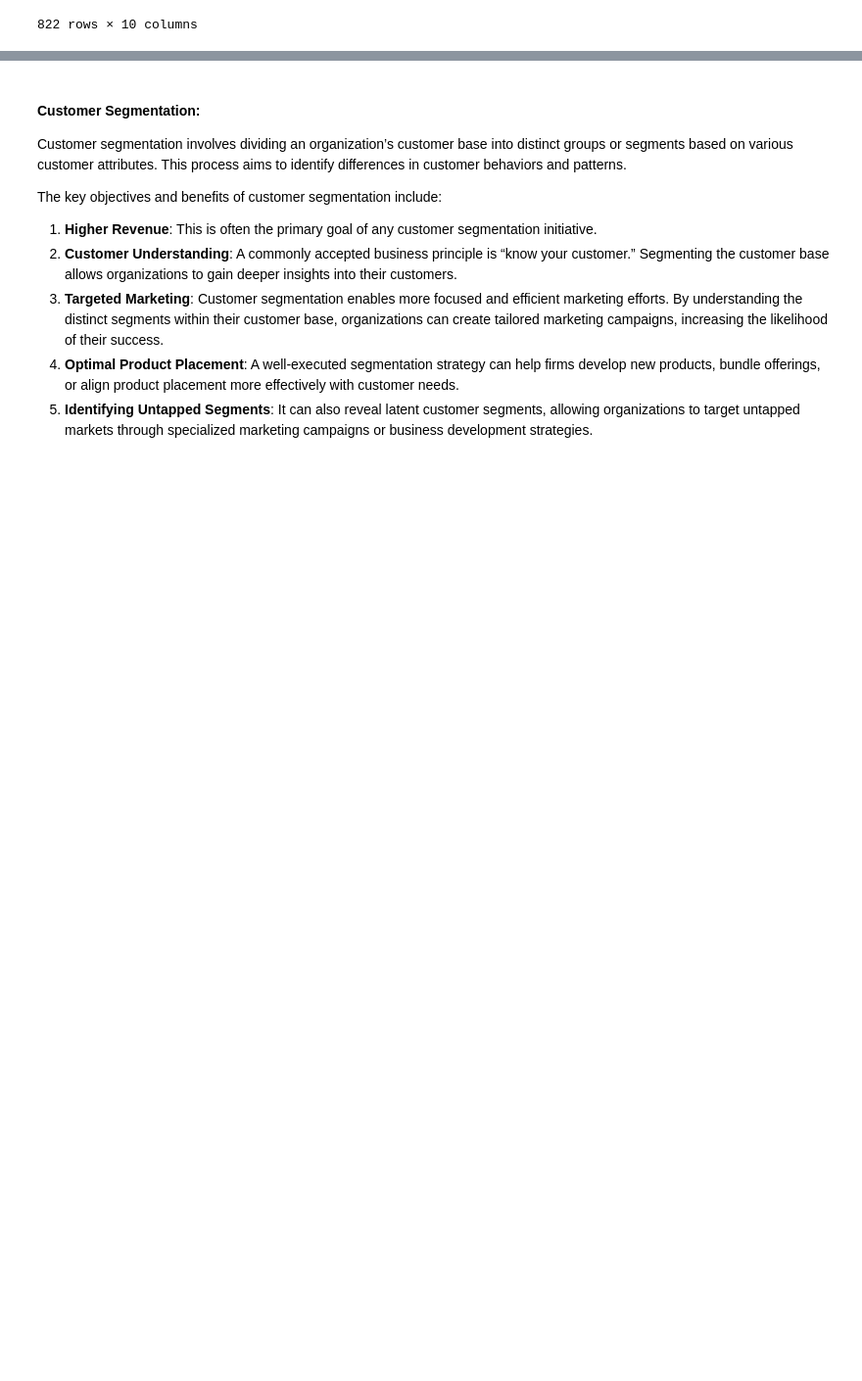
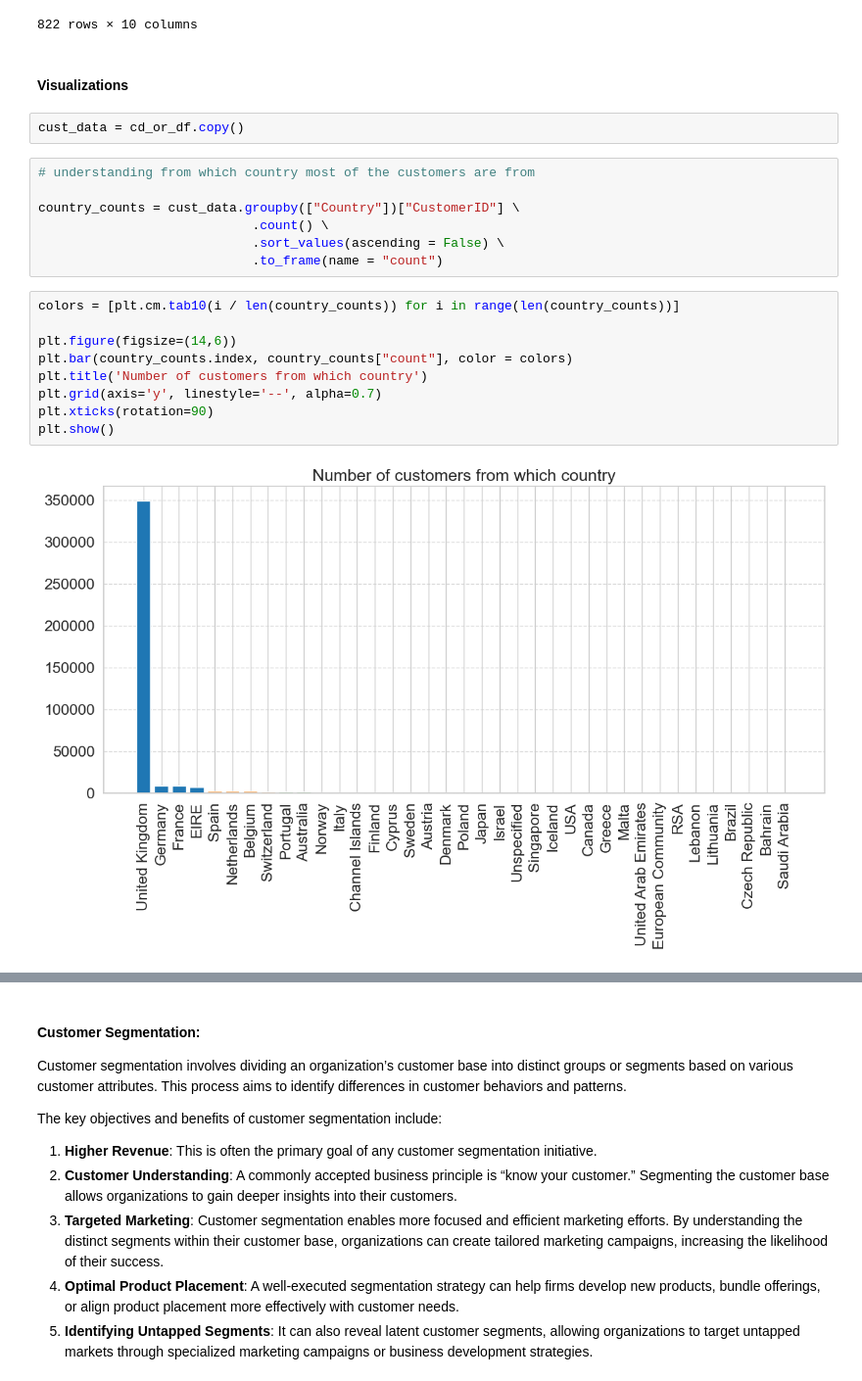
Before and after one commit to bharath03-a/CustomerSegmentationMarketAnalysis, a Jupyter notebook: notebooks/01_customer_segmention_techniques.ipynb, the cells around one changed output, grey strips where cells are left out. Shown at 98% size. Saved outputs shown, nothing was run; the diff lists cells and outputs as text; blank space fills up the shorter version.

Commit message:
EDA visualizations

```diff
--- a/notebooks/01_customer_segmention_techniques.ipynb
+++ b/notebooks/01_customer_segmention_techniques.ipynb
@@ -330,3 +334,25 @@ result
 | 820 | 561045 | 81952B | 10 | 2011-07-24 12:29:00 | 0.19 | 17522 | United Kingdom | ROUND BLUE CLOCK WITH SUCKER | 1.90 | ... |
 | 821 | 561322 | 81952B | 18 | 2011-07-26 13:03:00 | 0.19 | 15203 | United Kingdom | ROUND BLUE CLOCK WITH SUCKER | 3.42 | ... |
 822 rows × 10 columns
+# %% [markdown]
+#### Visualizations
+# %%
+cust_data = cd_or_df.copy()
+# %%
+# understanding from which country most of the customers are from
+
+country_counts = cust_data.groupby(["Country"])["CustomerID"] \
+                            .count() \
+                            .sort_values(ascending = False) \
+                            .to_frame(name = "count")
+# %%
+colors = [plt.cm.tab10(i / len(country_counts)) for i in range(len(country_counts))]
+
+plt.figure(figsize=(14,6))
+plt.bar(country_counts.index, country_counts["count"], color = colors)
+plt.title('Number of customers from which country')
+plt.grid(axis='y', linestyle='--', alpha=0.7)
+plt.xticks(rotation=90)
+plt.show()
+# %% [output]
+[figure, added]
```
Also changed, not shown: parts of 20 cells of this notebook.
